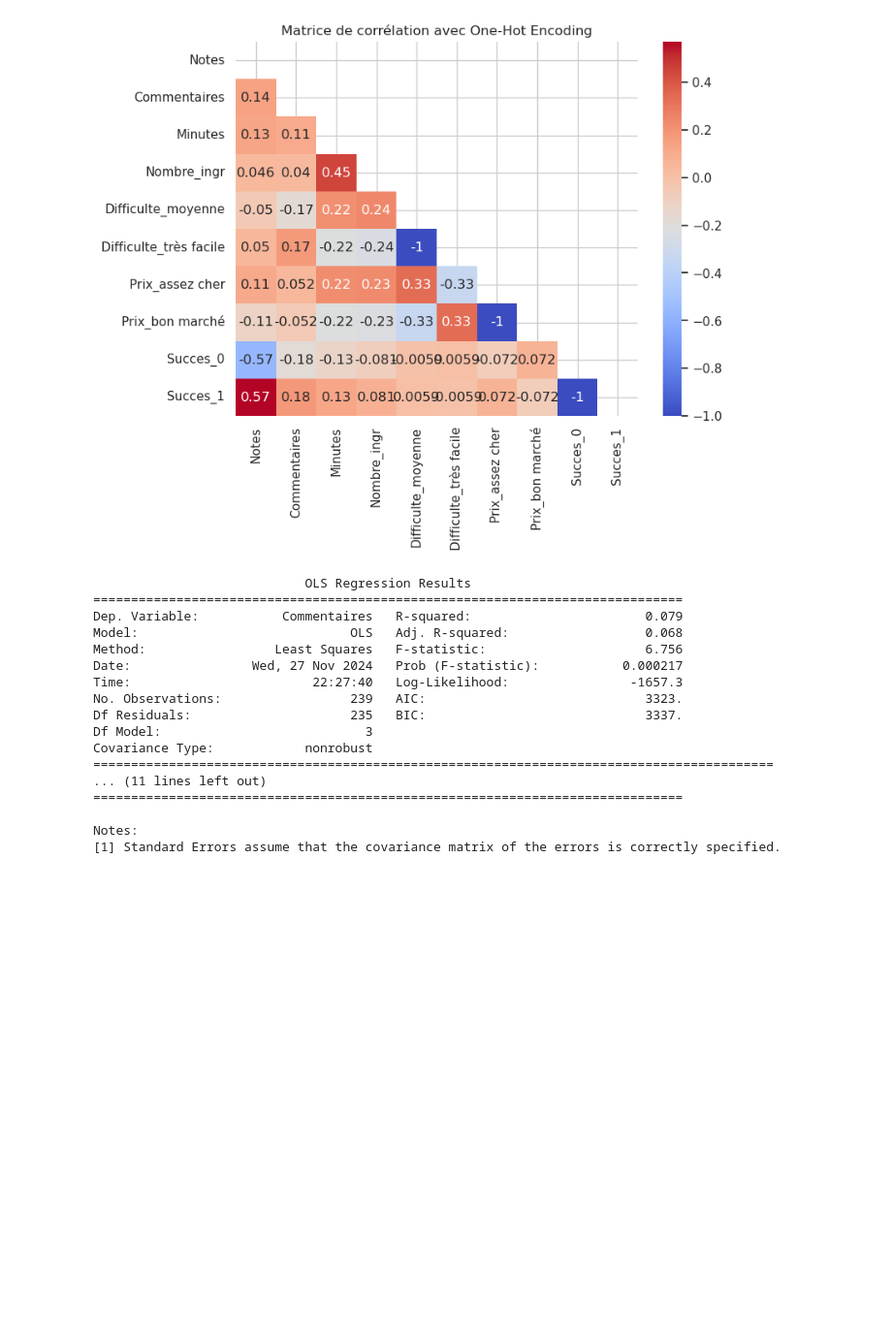
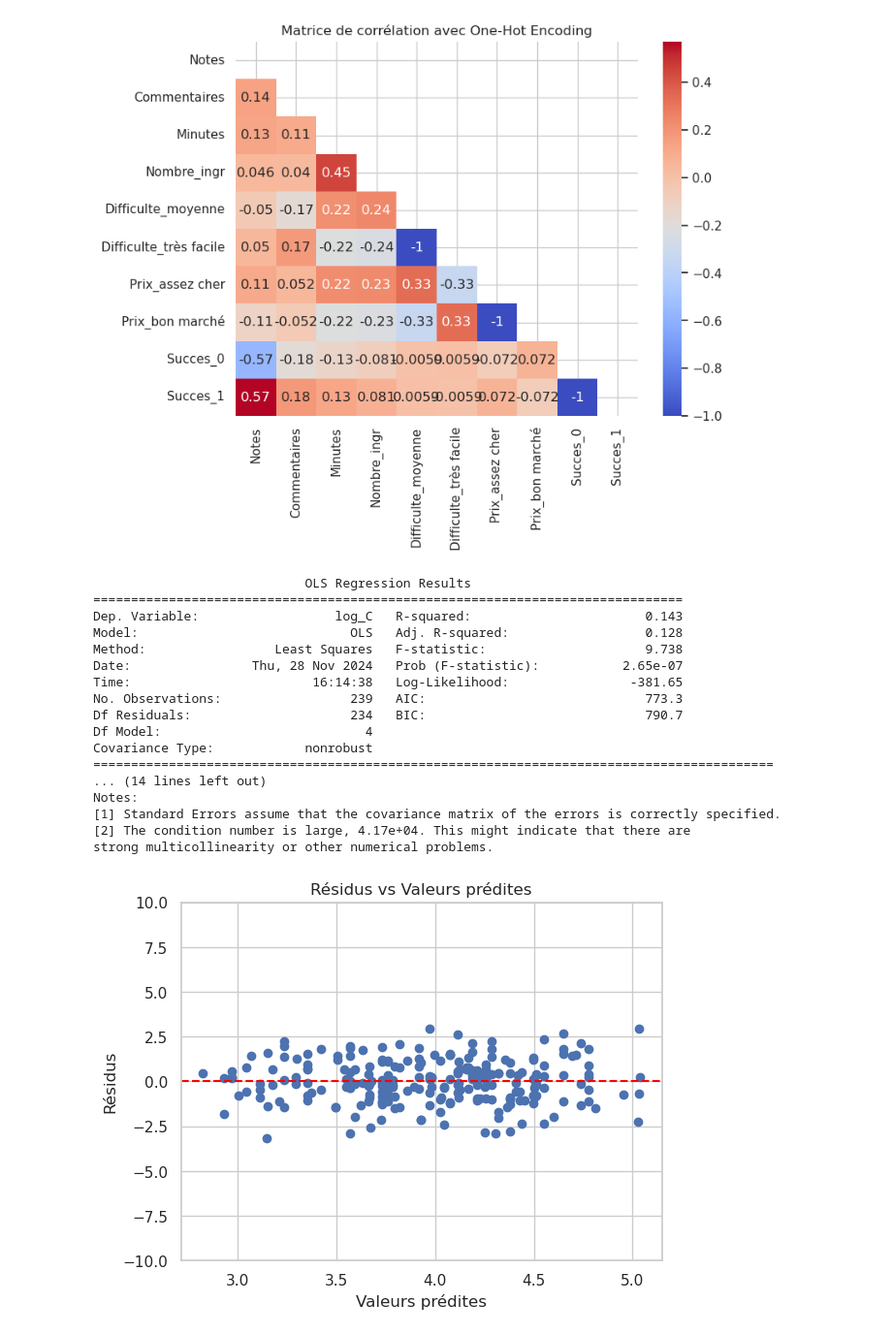
Before and after one commit to Louismoraine/python-pour-data-science, a Jupyter notebook: scripts/projet.ipynb, the cells around one changed output. Shown: that part at 97% size. Cells and saved outputs as stored; diff of their text form; code cells hidden in the pictures; blank space fills up the shorter version.

```diff
--- a/scripts/projet.ipynb
+++ b/scripts/projet.ipynb
@@ -358,17 +342,19 @@ df = recette.loc[
     ],
 ]
 df = pd.get_dummies(df, columns=['Prix','Difficulte','Succes'], drop_first=True)
+
+df['log_Minutes'] = (df['Minutes'])**2
+df['log_C'] = np.log(df['Commentaires']+1)
 df.head()
-
 # Définition des variables dépendante et indépendantes
-X = df[['Succes_1', 'Minutes','Difficulte_très facile']]
-y = df['Commentaires']
+X = df[['Succes_1','Difficulte_très facile','Minutes','log_Minutes']]
+y = df['log_C']
 
 
 # Assurez-vous que les données sont converties en types compatibles (float ou int)
 X = X.astype(float)
 y = y.astype(float)
-#X = sm.add_constant(X)
+X = sm.add_constant(X)
 # Régression linéaire
 model = sm.OLS(y, X).fit()
 
@@ -376,18 +362,33 @@ print(model.summary())
 # %% [output]
                             OLS Regression Results
 ==============================================================================
-Dep. Variable:           Commentaires   R-squared:                       0.079
-Model:                            OLS   Adj. R-squared:                  0.068
-Method:                 Least Squares   F-statistic:                     6.756
-Date:                Wed, 27 Nov 2024   Prob (F-statistic):           0.000217
-Time:                        22:27:40   Log-Likelihood:                -1657.3
-No. Observations:                 239   AIC:                             3323.
-Df Residuals:                     235   BIC:                             3337.
-Df Model:                           3
+Dep. Variable:                  log_C   R-squared:                       0.143
+Model:                            OLS   Adj. R-squared:                  0.128
+Method:                 Least Squares   F-statistic:                     9.738
+Date:                Thu, 28 Nov 2024   Prob (F-statistic):           2.65e-07
+Time:                        16:14:38   Log-Likelihood:                -381.65
+No. Observations:                 239   AIC:                             773.3
+Df Residuals:                     234   BIC:                             790.7
+Df Model:                           4
 Covariance Type:            nonrobust
 ==========================================================================================
-... (11 lines left out)
-==============================================================================
-
+... (14 lines left out)
 Notes:
 [1] Standard Errors assume that the covariance matrix of the errors is correctly specified.
+[2] The condition number is large, 4.17e+04. This might indicate that there are
+strong multicollinearity or other numerical problems.
+# %%
+import matplotlib.pyplot as plt
+
+# Exemple avec résidus et valeurs prédites
+y_pred = model.predict(X)
+residus = y - y_pred  # y: valeurs réelles, y_pred: valeurs prédites
+plt.scatter(y_pred, residus)
+plt.axhline(0, color='red', linestyle='--')
+plt.ylim(-10,10)
+plt.xlabel('Valeurs prédites')
+plt.ylabel('Résidus')
+plt.title('Résidus vs Valeurs prédites')
+plt.show()
+# %% [output]
+[figure, added]
```
Also changed, not shown: parts of 5 cells of this notebook.
